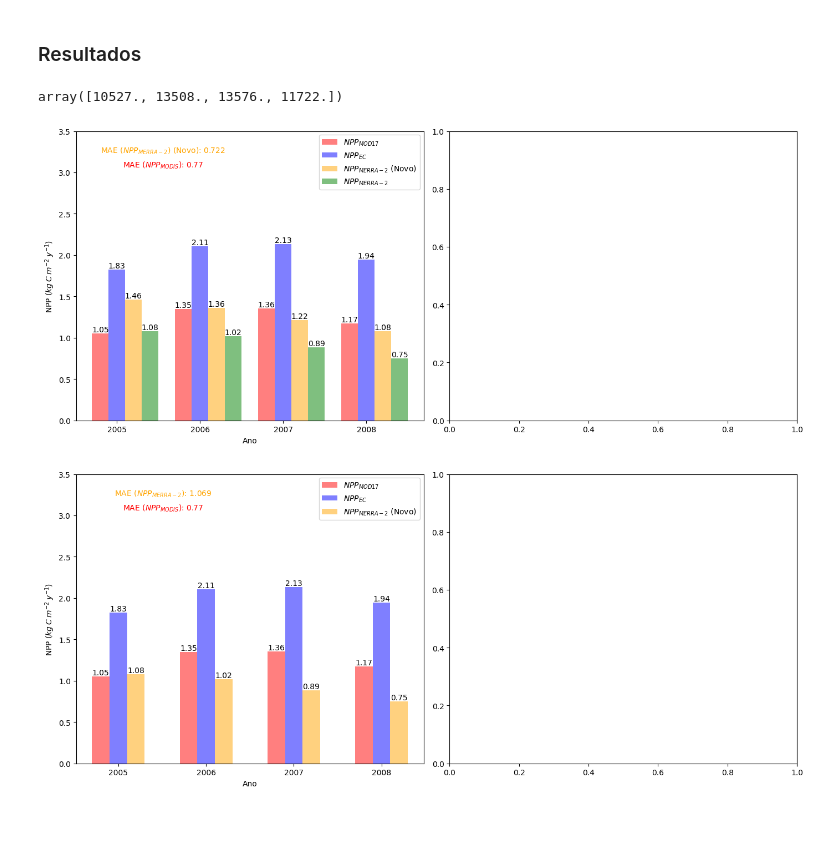
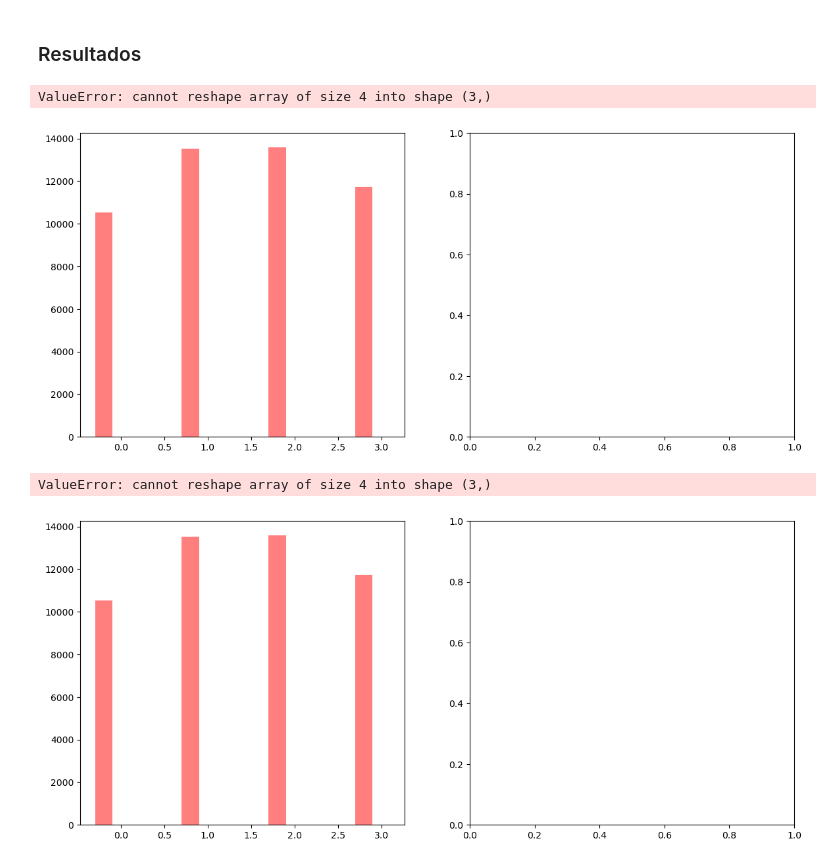
Before and after one commit to leotamasauskas/Enhancing-Satellite-Based-Estimations-of-Carbon-Flux-in-Caxiuan-Forest-Using-Artificial-Intelligence, a Jupyter notebook: main.ipynb, the cells around one changed output. Saved outputs shown, nothing was run; the diff lists cells and outputs as text; code cells hidden in the pictures; blank space fills up the shorter version.

Commit message:
dados da bplut adicionados

```diff
--- a/main.ipynb
+++ b/main.ipynb
@@ -89,11 +89,11 @@ def to_kgC(x):
     """Retorna valores convertidos para kg C m² s"""
     umol2mol = 1e-06
     Cmol = 0.012011
-    #minutesinseconds = 1800
-    days2seconds = 86400
+    minutesinseconds = 1800
+    #days2seconds = 86400
     kg2g = 1000 # Precisamos em kg, não em g, por isso não multipliquei por 1000
 
-    return x * umol2mol * Cmol * days2seconds # cálculo dado pelo professor
+    return x * umol2mol * Cmol * minutesinseconds # cálculo dado pelo professor
 
 cax = pd.read_csv('./caxiuana/GEPCAX.txt', delimiter='\t')
 cax['ano2'] = cax['ano2'].apply(lambda x:str(int(x)))
@@ -156,7 +156,7 @@ def modis_date(data_str):
 
 
 # Leitura e pré-processamento dos dados de Fração de Absorção de Luz Fotossinteticamente Ativa (FPAR)
-fpar = pd.read_csv('./caxiuana/filtered_scaled_Fpar_500m.csv', header=None,na_values='F') # unidade: (%)
+fpar = pd.read_csv('./caxiuana/cax_fpar.csv', header=None,na_values='F') # unidade: (%)
 fpar.index = fpar[2].apply(modis_date)  # Convertendo a data no formato MODIS
 
 # Arrumando o dataframe
@@ -652,7 +607,7 @@ npp_mod.index = npp_mod[2].apply(modis_date)  # Convertendo a data no formato MO
 npp_mod = npp_mod.drop([0,1,2,3,4], axis=1)
 npp_mod.columns = range(len(npp_mod.columns))
 npp_modis = npp_mod[144]
-npp_modis_st = npp_modis[['2005-01-01','2006-01-01','2007-01-01','2008-01-01']] * 0.0001
+npp_modis_st = npp_modis[['2005-01-01','2006-01-01','2007-01-01','2008-01-01']]
 
 # Carregar os dados da AMERIFLUX
 
@@ -708,7 +663,7 @@ lai_caxiuana = lai_caxiuana[144]
 
 # ================================
 
-lai_caxiuana = lai_caxiuana.resample('D').interpolate('linear')['2005-01-01':'2008-12-31'] * 0.1
+lai_caxiuana = lai_caxiuana.resample('D').interpolate('linear')['2005-01-01':'2008-12-31']
 
 npp_algoritmo_st = MOD17._npp(params=(melhor_params + list(parametros_padrao)[5:]),fpar=drivers_caxiuana[0],tmin=drivers_caxiuana[1],vpd=drivers_caxiuana[2],par=drivers_caxiuana[3],tmean=tmean_caxiuana[:][...,None],years=index_caxiuana.year.values[:][...,None],lai=lai_caxiuana.values[:][...,None])
 npp_algoritmopad_st = MOD17._npp(params=parametros_padrao,fpar=drivers_caxiuana[0],tmin=drivers_caxiuana[1],vpd=drivers_caxiuana[2],par=drivers_caxiuana[3],tmean=tmean_caxiuana[:][...,None],years=index_caxiuana.year.values[:][...,None],lai=lai_caxiuana.values[:][...,None])
@@ -831,9 +721,5 @@ def _npp(params, fpar, tmin, vpd, par, tmean, years, lai):
 # %% [markdown]
 ### Resultados
-# %%
-npp_modis_st.values
-# %% [output]
-array([10527., 13508., 13576., 11722.])
 # %%
 # Defina a largura das barras
 largura_barra = 0.2
@@ -848,50 +734,48 @@ anos_unicos_str_caxiuana = [str(ano) for ano in anos_unicos_caxiuana]
 deslocamento_caxiuana = np.arange(len(anos_unicos_caxiuana))
 
 # Criação da figura e dos subplots
-# Criação da figura e dos subplots
 fig, axs = plt.subplots(1, 2, figsize=(14, 6))
 
-# Convertendo os Series para arrays NumPy
-npp_algoritmo_st_arr = npp_algoritmo_st
-npp_algoritmopad_st_arr = npp_algoritmopad_st
+# Convertendo os Series para arrays NumPy e, em seguida, utilizando o método reshape
+npp_algoritmo_st_arr = np.array(npp_algoritmo_st)
+npp_algoritmopad_st_arr = np.array(npp_algoritmopad_st)
 
 # Plotando as barras agrupadas para cada conjunto de dados (caxiuana)
 axs[0].bar(deslocamento_caxiuana - largura_barra, npp_modis_st.values, width=largura_barra, color='red', alpha=0.5, label='$NPP_{MOD17}$')
-axs[0].bar(deslocamento_caxiuana, npp_caxiuana.values, width=largura_barra, color='blue', alpha=0.5, label='$NPP_{EC}$')
-axs[0].bar(deslocamento_caxiuana + largura_barra, (npp_algoritmo_st_arr.flatten() / 1000), width=largura_barra, color='orange', alpha=0.5, label='$NPP_{MERRA-2}$ (Novo)')
-axs[0].bar(deslocamento_caxiuana + 2*largura_barra, (npp_algoritmopad_st_arr.flatten() / 1000), width=largura_barra, color='green', alpha=0.5, label='$NPP_{MERRA-2}$')
+axs[0].bar(deslocamento_caxiuana, npp_caxiuana, width=largura_barra, color='blue', alpha=0.5, label='$NPP_{EC}$')
+axs[0].bar(deslocamento_caxiuana + largura_barra, (npp_algoritmo_st_arr / 1000).reshape(3), width=largura_barra, color='orange', alpha=0.5, label='$NPP_{MERRA-2}$ (Novo)')
+axs[0].bar(deslocamento_caxiuana + 2*largura_barra, (npp_algoritmopad_st_arr / 1000).reshape(3), width=largura_barra, color='green', alpha=0.5, label='$NPP_{MERRA-2}$')
 axs[0].set_ylabel('NPP ($kg \: C \: m^{-2} \: y^{-1}$)')
 
-# Cálculo do erro absoluto médio (MAE)
 mae_caxiuana = mean_absolute_error(npp_caxiuana, npp_algoritmo_st_arr / 1000)
 mae_pad_caxiuana = mean_absolute_error(npp_caxiuana, npp_algoritmopad_st_arr / 1000)
 mae_modis_caxiuana = mean_absolute_error(npp_caxiuana, npp_modis_st.values)
 
-# Adicionando textos com os valores de MAE
 axs[0].text(0.25, 0.9, 'MAE ($NPP_{MODIS}$):' + ' ' + f'{mae_modis_caxiuana:.2f}', ha='center', va='top', transform=axs[0].transAxes, fontsize=10, color='red')
 axs[0].text(0.25, 0.95, 'MAE ($NPP_{MERRA-2}$) (Novo):' + ' ' + f'{mae_caxiuana:.3f}', ha='center', va='top', transform=axs[0].transAxes, fontsize=10, color='orange')
 
-# Adicionando valores nas barras
 for i, valor in enumerate(npp_modis_st.values):
     axs[0].text(i - largura_barra, valor, str(round(valor, 2)), ha='center', va='bottom', color='black')
-for i, valor in enumerate(npp_caxiuana.values):
+for i, valor in enumerate(npp_caxiuana):
     axs[0].text(i, valor, str(round(valor, 2)), ha='center', va='bottom', color='black')
-for i, valor in enumerate(npp_algoritmo_st_arr.flatten() / 1000):
+for i, valor in enumerate((npp_algoritmo_st_arr / 1000).reshape(3)):
     axs[0].text(i + largura_barra, valor, str(round(valor, 2)), ha='center', va='bottom', color='black')
-for i, valor in enumerate(npp_algoritmopad_st_arr.flatten() / 1000):
+for i, valor in enumerate((npp_algoritmopad_st_arr / 1000).reshape(3)):
     axs[0].text(i + 2*largura_barra, valor, str(round(valor, 2)), ha='center', va='bottom', color='black')
 
 # Adicionando legendas e rótulos (caxiuana)
 axs[0].legend()
-axs[0].set_ylim(top=3.5)
+axs[0].set_ylim(top=2.5)
 axs[0].set_xlabel('Ano')
+
 axs[0].set_xticks(deslocamento_caxiuana)
 axs[0].set_xticklabels(anos_unicos_str_caxiuana)
 
-plt.tight_layout()
+#plt.savefig('npp_otimizado.png')
 plt.show()
 # %% [output]
+ValueError: cannot reshape array of size 4 into shape (3,)
-[figure, old version]
+[figure, new version]
 # %%
 # Criação da figura e dos subplots
 fig, axs = plt.subplots(1, 2, figsize=(14, 6))
@@ -902,11 +786,11 @@ npp_algoritmopad_st_arr = np.array(npp_algoritmopad_st)
 # Plotando as barras agrupadas para cada conjunto de dados (caxiuana)
 axs[0].bar(deslocamento_caxiuana - largura_barra, npp_modis_st.values, width=largura_barra, color='red', alpha=0.5, label='$NPP_{MOD17}$')
 axs[0].bar(deslocamento_caxiuana, npp_caxiuana, width=largura_barra, color='blue', alpha=0.5, label='$NPP_{EC}$')
-axs[0].bar(deslocamento_caxiuana + largura_barra, (npp_algoritmopad_st_arr.flatten() / 1000), width=largura_barra, color='orange', alpha=0.5, label='$NPP_{MERRA-2}$ (Novo)')
+axs[0].bar(deslocamento_caxiuana + largura_barra, (npp_algoritmopad_st_arr / 1000).reshape(3), width=largura_barra, color='orange', alpha=0.5, label='$NPP_{MERRA-2}$ (Novo)')
 axs[0].set_ylabel('NPP ($kg \: C \: m^{-2} \: y^{-1}$)')
 
 mae_modis_caxiuana = mean_absolute_error(npp_caxiuana, npp_modis_st.values)
-mae_pad_caxiuana = mean_absolute_error(npp_caxiuana, npp_algoritmopad_st_arr.flatten() / 1000)
+mae_pad_caxiuana = mean_absolute_error(npp_caxiuana, npp_algoritmopad_st_arr / 1000)
 
 axs[0].text(0.25, 0.9, 'MAE ($NPP_{MODIS}$):' + ' ' + f'{mae_modis_caxiuana:.2f}', ha='center', va='top', transform=axs[0].transAxes, fontsize=10, color='red')
 axs[0].text(0.25, 0.95, 'MAE ($NPP_{MERRA-2}$):' + ' ' + f'{mae_pad_caxiuana:.3f}', ha='center', va='top', transform=axs[0].transAxes, fontsize=10, color='orange')
@@ -915,19 +799,19 @@ for i, valor in enumerate(npp_modis_st.values):
     axs[0].text(i - largura_barra, valor, str(round(valor, 2)), ha='center', va='bottom', color='black')
 for i, valor in enumerate(npp_caxiuana):
     axs[0].text(i, valor, str(round(valor, 2)), ha='center', va='bottom', color='black')
-for i, valor in enumerate((npp_algoritmopad_st_arr.flatten() / 1000)):
+for i, valor in enumerate((npp_algoritmopad_st_arr / 1000).reshape(3)):
     axs[0].text(i + largura_barra, valor, str(round(valor, 2)), ha='center', va='bottom', color='black')
 
 # Adicionando legendas e rótulos (caxiuana)
 axs[0].legend()
-axs[0].set_ylim(top=3.5)
+axs[0].set_ylim(top=2.5)
 axs[0].set_xlabel('Ano')
 
 axs[0].set_xticks(deslocamento_caxiuana)
 axs[0].set_xticklabels(anos_unicos_str_caxiuana)
 
 #plt.savefig('npp_original.png')
-plt.tight_layout()
 plt.show()
 # %% [output]
+ValueError: cannot reshape array of size 4 into shape (3,)
-[figure, old version]
+[figure, new version]
```
Also changed, not shown: parts of 11 cells of this notebook, 2 other files.
